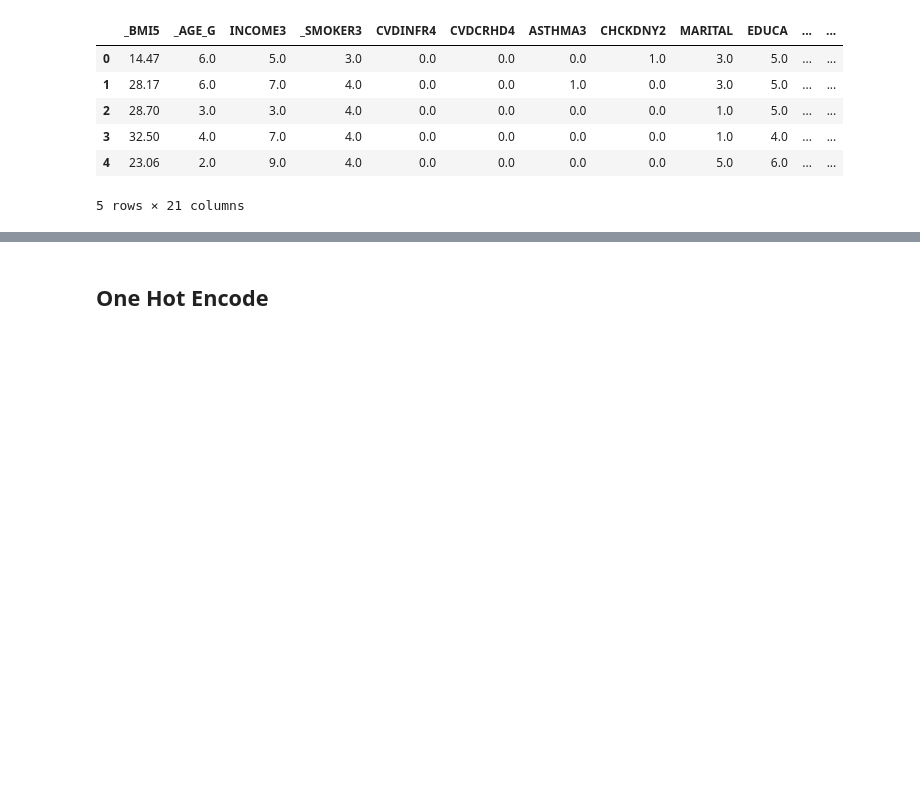
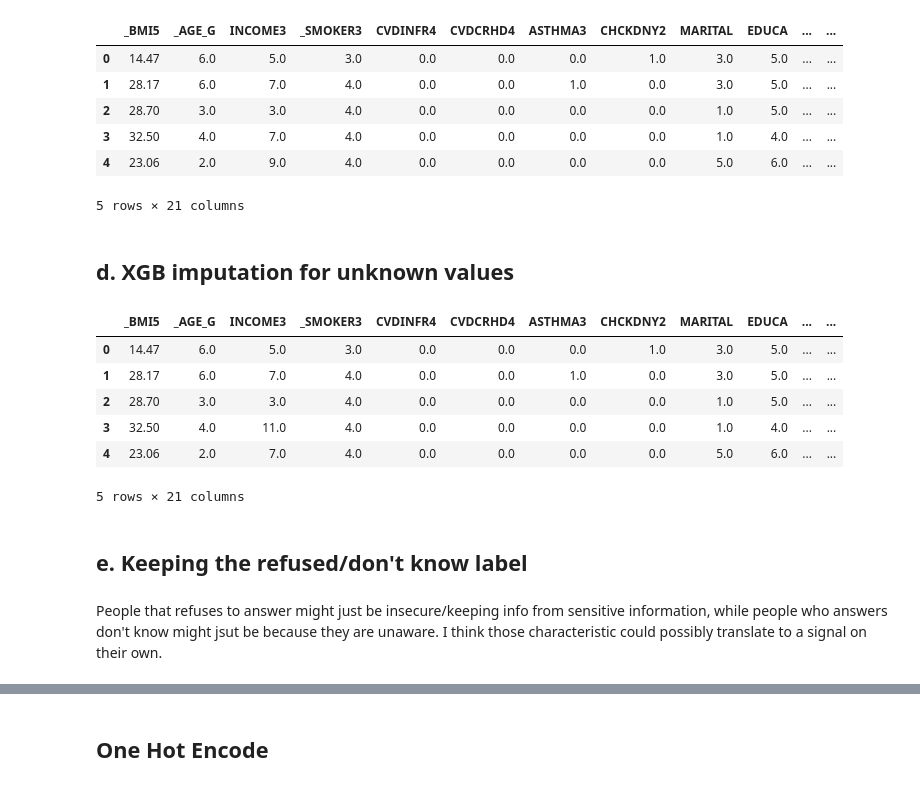
Before and after one commit to yukienjoyer7/Diabetes-Early-Diagnosis-BRFSS-2024, a Jupyter notebook: Preprocessing_Kaka.ipynb, the cells around one changed output, grey strips where cells are left out. Drawn from its saved outputs; the diff is of its cells as text; code cells hidden in the pictures; blank space fills up the shorter version.

Commit message:
feat: preprocessing.ipynb refactor 2 new experiments addition and code refactor

```diff
--- a/Preprocessing_Kaka.ipynb
+++ b/Preprocessing_Kaka.ipynb
@@ -7,6 +7,17 @@ warnings.filterwarnings('ignore')
 import pandas as pd
 import numpy as np
 
-df = pd.read_csv('filtered_data.csv')
+from sklearn.model_selection import train_test_split
 
-df.head()
+from sklearn.impute import SimpleImputer
+from sklearn.ensemble import RandomForestClassifier, RandomForestRegressor
+
+from sklearn.preprocessing import LabelEncoder, StandardScaler
+
+from sklearn.metrics import (accuracy_score, roc_auc_score,
+                             confusion_matrix, precision_recall_fscore_support)
+from sklearn.linear_model import LogisticRegression
+from sklearn.svm import LinearSVC
+import xgboost as xgb
+
+RANDOM_STATE = 67
@@ -360,3 +383,26 @@ df_test_adv_impute.head()
 | 3 | 32.50 | 4.0 | 7.0 | 4.0 | 0.0 | 0.0 | 0.0 | 0.0 | 1.0 | 4.0 | ... | ... |
 | 4 | 23.06 | 2.0 | 9.0 | 4.0 | 0.0 | 0.0 | 0.0 | 0.0 | 5.0 | 6.0 | ... | ... |
 5 rows × 21 columns
+# %% [markdown]
+## d. XGB imputation for unknown values
+# %%
+df_train_xgb_impute = df_train_unify.copy()
+df_test_xgb_impute = df_test_unify.copy()
+
+cat_model = xgb.XGBClassifier(random_state=RANDOM_STATE)
+reg_model = xgb.XGBRegressor(random_state=RANDOM_STATE)
+df_train_xgb_impute, df_test_xgb_impute = adv_impute(df_train_xgb_impute, df_test_xgb_impute, cat_model, reg_model)
+
+df_test_xgb_impute.head()
+# %% [output]
+|  | _BMI5 | _AGE_G | INCOME3 | _SMOKER3 | CVDINFR4 | CVDCRHD4 | ASTHMA3 | CHCKDNY2 | MARITAL | EDUCA | ... | ... |
+| 0 | 14.47 | 6.0 | 5.0 | 3.0 | 0.0 | 0.0 | 0.0 | 1.0 | 3.0 | 5.0 | ... | ... |
+| 1 | 28.17 | 6.0 | 7.0 | 4.0 | 0.0 | 0.0 | 1.0 | 0.0 | 3.0 | 5.0 | ... | ... |
+| 2 | 28.70 | 3.0 | 3.0 | 4.0 | 0.0 | 0.0 | 0.0 | 0.0 | 1.0 | 5.0 | ... | ... |
+| 3 | 32.50 | 4.0 | 11.0 | 4.0 | 0.0 | 0.0 | 0.0 | 0.0 | 1.0 | 4.0 | ... | ... |
+| 4 | 23.06 | 2.0 | 7.0 | 4.0 | 0.0 | 0.0 | 0.0 | 0.0 | 5.0 | 6.0 | ... | ... |
+5 rows × 21 columns
+# %% [markdown]
+## e. Keeping the refused/don't know label
+# %% [markdown]
+People that refuses to answer might just be insecure/keeping info from sensitive information, while people who answers don't know might jsut be because they are unaware. I think those characteristic could possibly translate to a signal on their own.
```
Also changed, not shown: parts of 22 cells of this notebook.
